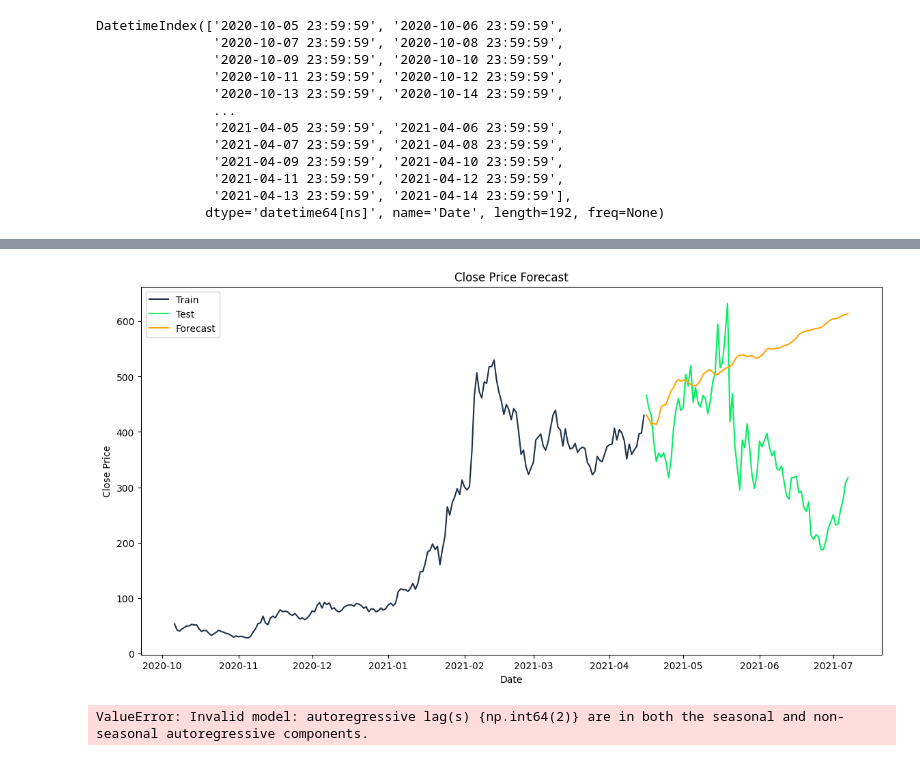
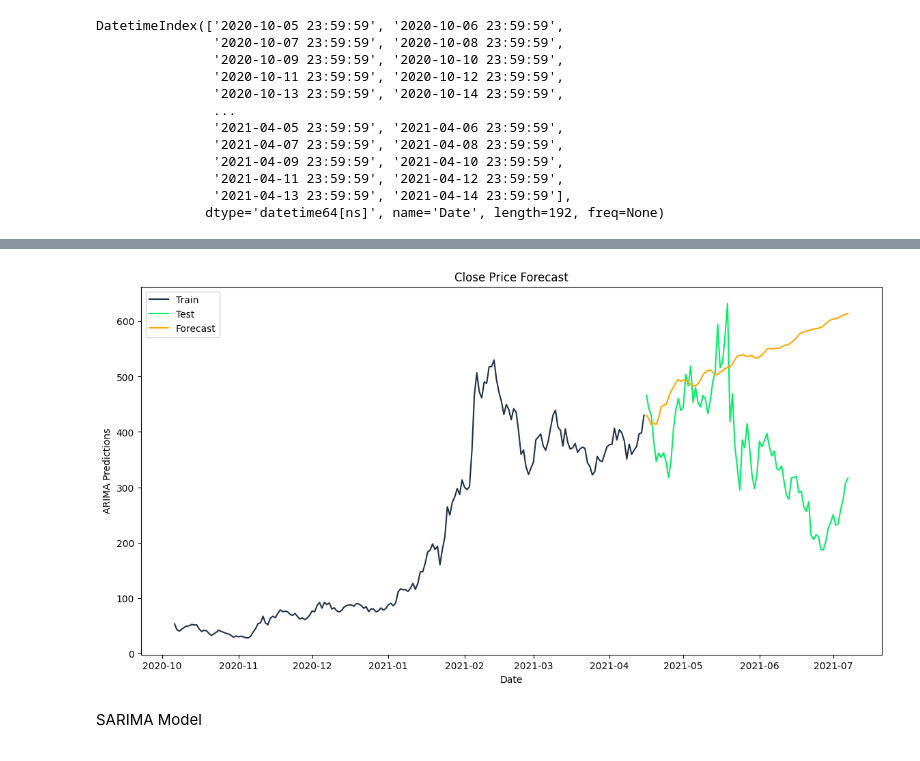
Before and after one commit to SriSupratikTalari/internship-project, a Jupyter notebook: Aave.ipynb, the cells around one changed output, grey strips where cells are left out. Drawn from its saved outputs; the diff is of its cells as text; code cells hidden in the pictures.

```diff
--- a/Aave.ipynb
+++ b/Aave.ipynb
@@ -291,18 +287,18 @@ Maximum Likelihood optimization failed to converge. Check mle_retvals
 # %%
-# https://www.datacamp.com/tutorial/arima
+# ARIMA model visualization
 forecast = model_fit.forecast(steps=len(test))
-
-# Plot the results with specified colors
 plt.figure(figsize=(14,7))
 plt.plot(train.index, train["Close"], label='Train', color='#203147')
 plt.plot(test.index, test["Close"], label='Test', color='#01ef63')
 plt.plot(test.index, forecast, label='Forecast', color='orange')
 plt.title('Close Price Forecast')
 plt.xlabel('Date')
-plt.ylabel('Close Price')
+plt.ylabel('ARIMA Predictions')
 plt.legend()
 plt.show()
 # %% [output]
-[figure, old version]
+[figure, new version]
+# %% [markdown]
+SARIMA Model
 # %%
 from statsmodels.tsa.statespace.sarimax import SARIMAX
@@ -310,6 +305,5 @@ import itertools
 # %%
-sarima = SARIMAX(train,order=(35,2,1),seasonal_order=(1, 2, 0,2))
+# Fitting SARIMA Model
+sarima = SARIMAX(train, order=(35, 2, 1), seasonal_order=(0, 2, 0, 2))
 sarima_fit=sarima.fit()
 pred=sarima_fit.predict(start=test.index[0],end=test.index[-1])
-# %% [output]
-ValueError: Invalid model: autoregressive lag(s) {np.int64(2)} are in both the seasonal and non-seasonal autoregressive components.
```
Also changed, not shown: parts of 48 cells of this notebook.
